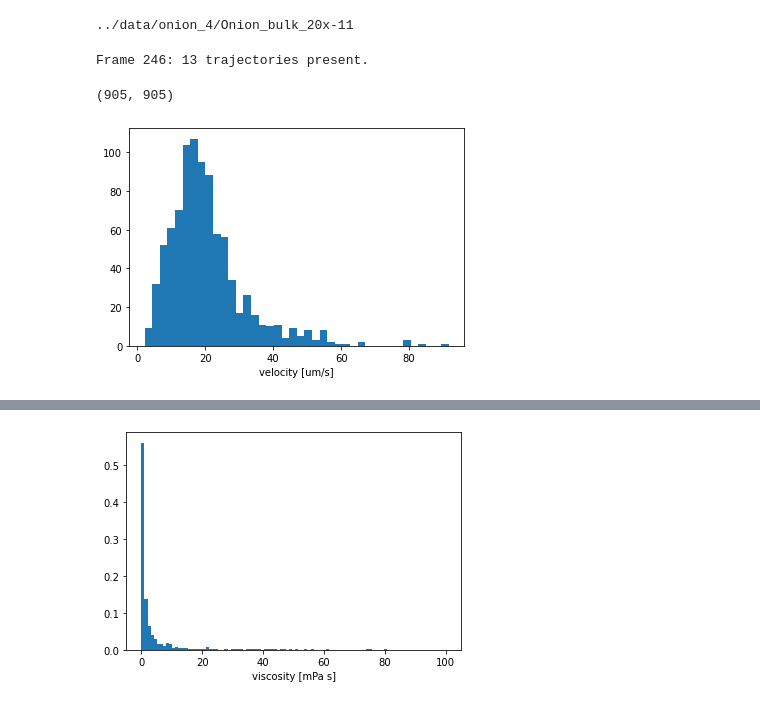
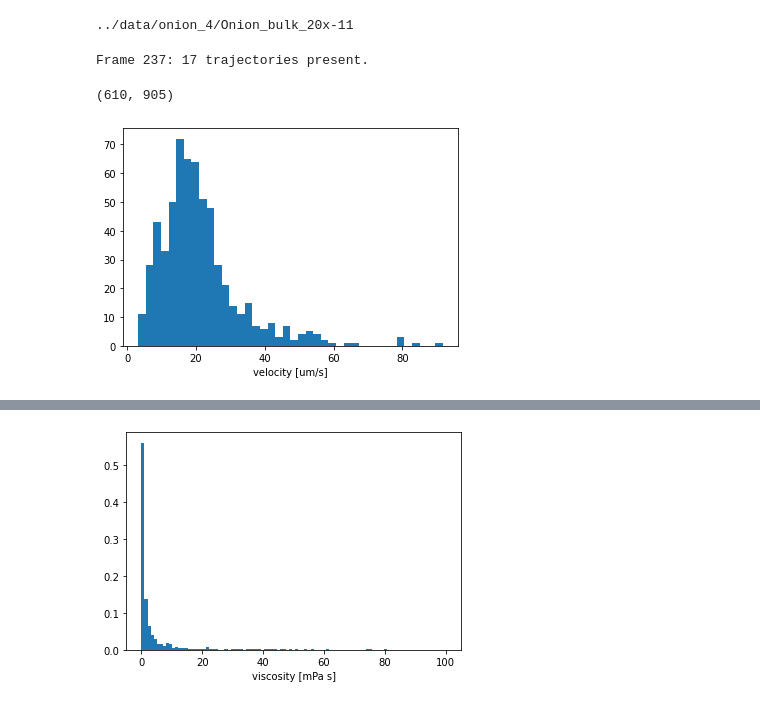
Before and after one commit to dbautista98/BMC_analysis, a Jupyter notebook: onion_dataset_analysis.ipynb, the cells around one changed output, grey strips where cells are left out. Cells and saved outputs as stored; diff of their text form; code cells hidden in the pictures.

```diff
--- a/onion_dataset_analysis.ipynb
+++ b/onion_dataset_analysis.ipynb
@@ -45,9 +45,3 @@ _ = plt.hist(bmc.viscosity(t, 1, x20, 30))
 t[t["frame"]==0]["particle"].values
 # %% [output]
 array([ 0,  1,  2,  4,  6,  7, 11, 13, 14, 15, 16, 19, 21])
-# %%
-all_visc = np.array([])
-for i in trange(np.max(t["frame"].values)+1):
-    indices = t[t["frame"]==i]["particle"].values
-    for j in range(len(indices)):
-        all_visc = np.append(all_visc, np.mean(bmc.viscosity(t, indices[j], x20, 30)))
@@ -82,27 +73,46 @@ def all_viscosity(t):
 
 def all_velocity(t):
     all_vel = np.array([])
+    x_vel = np.array([])
+    y_vel = np.array([])
+    mean_dx = np.array([])
+    mean_dy = np.array([])
     for i in np.unique(t["particle"]):
-        all_vel = np.append(all_vel, np.mean(bmc.particle_velocity(t, i, x20, fps)[0]))
-    return all_vel
+        mean_dx = np.append(mean_dx, np.mean(np.diff(t["x"])))
+        mean_dy = np.append(mean_dy, np.mean(np.diff(t["y"])))
+        mag, x, y = bmc.particle_velocity(t, i, x20, fps)
+        all_vel = np.append(all_vel, np.mean(mag))
+        x_vel = np.append(x_vel, np.mean(x))
+        y_vel = np.append(y_vel, np.mean(y))
+    return all_vel, x_vel, y_vel, mean_dx, mean_dy
 # %%
-all_velocities = np.array([])
+total_velocities = np.array([])
+x_velocities = np.array([])
+y_velocities = np.array([])
 all_viscosities= np.array([])
+dx = np.array([])
+dy = np.array([])
 for folder in folder_paths:
     path = folder + "/*bmp"
     f = bmc.annotate(path, show=False, diameter=11, minmass=10)#, crop=((0,26), (27,0)))
     t = bmc.get_trajectories(f, show=False, diameter=11, minmass=10, search_range=6, clip_stubs=25)
-    all_velocities = np.append(all_velocities, all_velocity(t))
+    mag, x, y, mdx, mdy = all_velocity(t)
+    mask = (mdx > 2e-4) + (mdy > 2e-4)
+    dx = np.append(dx, mdx)
+    dy = np.append(dy, mdy)
+    total_velocities = np.append(total_velocities, mag[mask])
+    x_velocities = np.append(x_velocities, x[mask])
+    y_velocities = np.append(y_velocities, y[mask])
     all_viscosities= np.append(all_viscosities, all_viscosity(t))
 # %% [output]
-Frame 246: 13 trajectories present.
+Frame 237: 17 trajectories present.
 # %%
-len(np.unique(all_velocities)), len(np.unique(all_viscosities))
+len(np.unique(total_velocities)), len(np.unique(all_viscosities))
 # %% [output]
-(905, 905)
+(610, 905)
 # %%
 plt.figure()
-cnts,_,_ = plt.hist(all_velocities, bins=40, log=0)#, bins=np.linspace(0,13))
+cnts,_,_ = plt.hist(total_velocities, bins=40)#, bins=np.linspace(0,13))
 plt.xlabel("velocity [um/s]");
 # %% [output]
-[figure, old version]
+[figure, new version]
```
Also changed, not shown: parts of 2 cells of this notebook.
